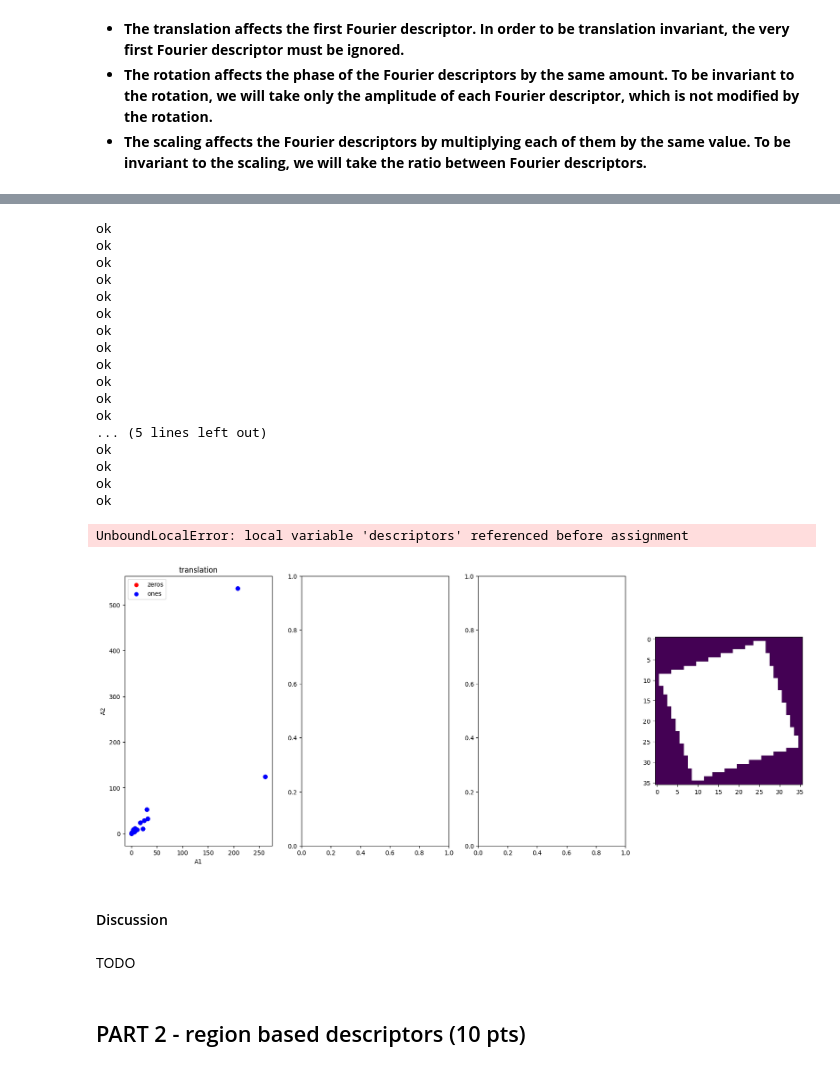
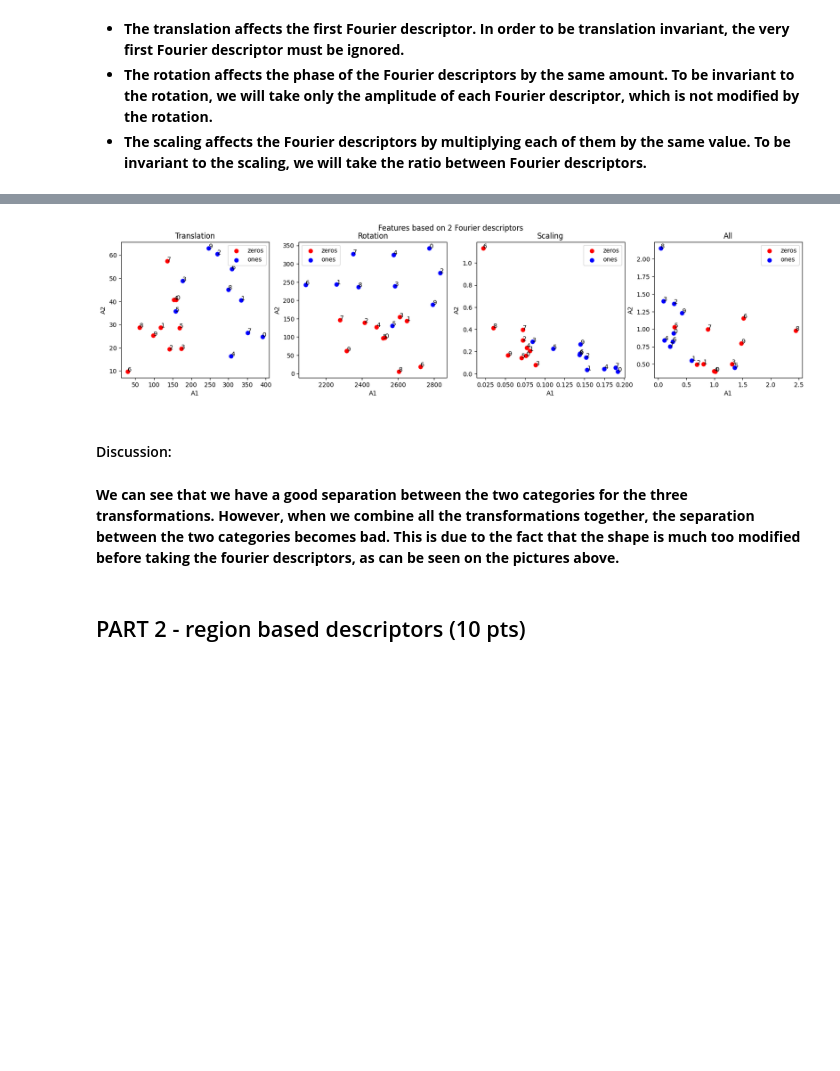
Before and after one commit to sirogosig/EE-451_code, a Jupyter notebook: labs/lab_02_object_description.ipynb, the cells around one changed output, grey strips where cells are left out. Saved outputs shown, nothing was run; the diff lists cells and outputs as text; code cells hidden in the pictures; blank space fills up the shorter version.

```diff
--- a/labs/lab_02_object_description.ipynb
+++ b/labs/lab_02_object_description.ipynb
@@ -156,6 +156,7 @@ fig, axes = plt.subplots(2, len(zeros_im), figsize=(20, 8))
 # For zeros
 for ax, im, nm in zip(axes[0], zeros_im, zeros_names):
     im_preprocessed = wiener(median(im.copy()),3)
+    im_preprocessed = np.where(im_preprocessed>0, 255, 0)
     zeros.append(im_preprocessed)
     ax.imshow(im_preprocessed, cmap='gray')
     ax.axis('off')
@@ -164,6 +165,7 @@ for ax, im, nm in zip(axes[0], zeros_im, zeros_names):
 # For ones
 for ax, im, nm in zip(axes[1], ones_im, ones_names):
     im_preprocessed = wiener(remove_small_objects(cv2.convertScaleAbs(median(im.copy())), min_size=3), 3)
+    im_preprocessed = np.where(im_preprocessed>0, 255, 0)
     ones.append(im_preprocessed)
     ax.imshow(im_preprocessed, cmap='gray')
     ax.axis('off')
@@ -259,7 +261,7 @@ def get_descriptors(im):
     xco = Co[0].T[0][0]
     yco = Co[0].T[1][0]
     data = np.array(list(zip(xco, yco)))
-    tck,u = interpolate.splprep(data.transpose(), s=1, per=1)
+    tck,u = interpolate.splprep(data.transpose(), s=1, per=1, k=2)
     unew = np.linspace(0, 1, 100)
     out = interpolate.splev(unew, tck)
 
@@ -448,13 +455,13 @@ translated_zeros = [random_translate(im) for im in zeros]
 translated_ones = [random_translate(im) for im in ones]
 
 # Apply only rotation for each "0" and "1" and store results
-rotated_zeros = [random_rotate(np.nan_to_num(im, nan=0)) for im in zeros]
-rotated_ones = [random_rotate(np.nan_to_num(im, nan=0)) for im in ones]
+rotated_zeros = [random_rotate(im) for im in zeros]
+rotated_ones = [random_rotate(im) for im in ones]
 
 # Apply only scaling for each "0" and "1" and store results
 scaled_zeros = [random_scale(im) for im in zeros]
 scaled_ones = [random_scale(im) for im in ones]
 
 # Apply all 3 transformations sequentially, in your custom order, for each "0" and "1" and store results
-all_zeros = [random_scale(random_rotate(np.nan_to_num(random_translate(im), nan=0))) for im in zeros]
-all_ones = [random_scale(random_rotate(np.nan_to_num(random_translate(im), nan=0))) for im in ones]
+all_zeros = [random_scale(random_rotate(random_translate(im))) for im in zeros]
+all_ones = [random_scale(random_rotate(random_translate(im))) for im in ones]
@@ -503,64 +550,49 @@ def get_descriptors(im):
 # %%
 # For each of the 4 sets of "0"s and "1"s transformed,
 # find the invariant features and make a plot (similar to section 1.4)
 
-fig, axes = plt.subplots(1, 4, figsize=(20, 8))
-transfo = ["translation", "rotation", "scaling", "all"]
+fig, axes = plt.subplots(1, 4, figsize=(20, 4))
+transfo = ["Translation", "Rotation", "Scaling", "All"]
 inv_params = [(True, False, False), (False, True, False), (False, False, True), (True, True, True)]
 transformed_zeros = [translated_zeros, rotated_zeros, scaled_zeros, all_zeros]
 transformed_ones = [translated_ones, rotated_ones, scaled_ones, all_ones]
 
 for i in range(4):
 
     # Get invariant images
     inv_zeros = [get_invariant_features(im, inv_params[i][0], inv_params[i][1], inv_params[i][2]) for im in transformed_zeros[i]]
     inv_ones = [get_invariant_features(im, inv_params[i][0], inv_params[i][1], inv_params[i][2]) for im in transformed_ones[i]]
 
     # First feature for all "0"s
-    zeros_f1 = [inv_zeros[0] for im in inv_zeros]
+    zeros_f1 = [f[0] for f in inv_zeros]
     # Second feature for all "0"s
-    zeros_f2 = [inv_zeros[1] for im in inv_zeros]
+    zeros_f2 = [f[1] for f in inv_zeros]
 
     # First feature for all "1"s
-    ones_f1 = [inv_zeros[0] for im in inv_ones]
+    ones_f1 = [f[0] for f in inv_ones]
     # Second feature for all "1"s
-    ones_f2 = [inv_zeros[1] for im in inv_ones]
+    ones_f2 = [f[1] for f in inv_ones]
 
     # Plot features for all images
-    axes[i].scatter(zeros_f1, zeros_f2, color='r', label='zeros')
-    axes[i].scatter(ones_f1, ones_f2, color='b', label='ones')
-
+    axes[i].scatter(zeros_f1, zeros_f2, color='r', label='zeros', s=40)
+    axes[i].scatter(ones_f1, ones_f2, color='b', label='ones', s=40)
     axes[i].legend(loc='best')
     axes[i].set_xlabel('A1')
     axes[i].set_ylabel('A2')
+    for im_a in range(10):
+        axes[i].annotate(im_a, (zeros_f1[im_a], zeros_f2[im_a]), fontsize=10)
+    for im_a in range(10):
+        axes[i].annotate(im_a, (ones_f1[im_a], ones_f2[im_a]), fontsize=10)
     axes[i].set_title(transfo[i])
 
-plt.title("Features based on 2 Fourier descriptors")
+fig.suptitle("Features based on 2 Fourier descriptors")
 plt.show()
 # %% [output]
-ok
-ok
-ok
-ok
-ok
-ok
-ok
-ok
-ok
-ok
-ok
-ok
-... (5 lines left out)
-ok
-ok
-ok
-ok
-UnboundLocalError: local variable 'descriptors' referenced before assignment
-[figure, old version]
+[figure, new version]
 # %% [markdown]
-#### Discussion
+#### Discussion:
-# %% [markdown]
-TODO
+# %% [markdown]
+**We can see that we have a good separation between the two categories for the three transformations. However, when we combine all the transformations together, the separation between the two categories becomes bad. This is due to the fact that the shape is much too modified before taking the fourier descriptors, as can be seen on the pictures above.**
 # %% [markdown]
 ## PART 2 - region based descriptors (10 pts)
 # %% [markdown]
```
Also changed, not shown: parts of 33 cells of this notebook.
